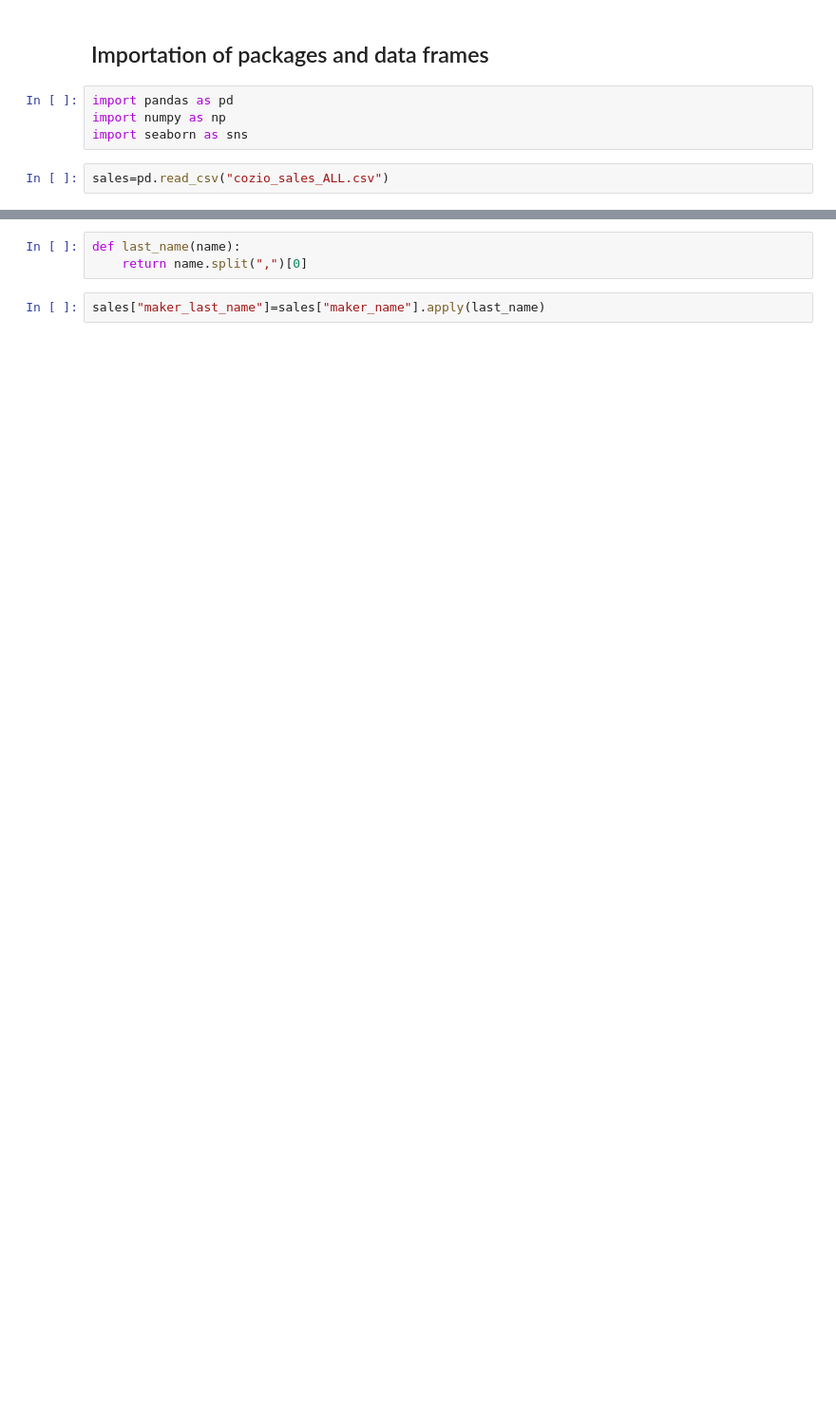
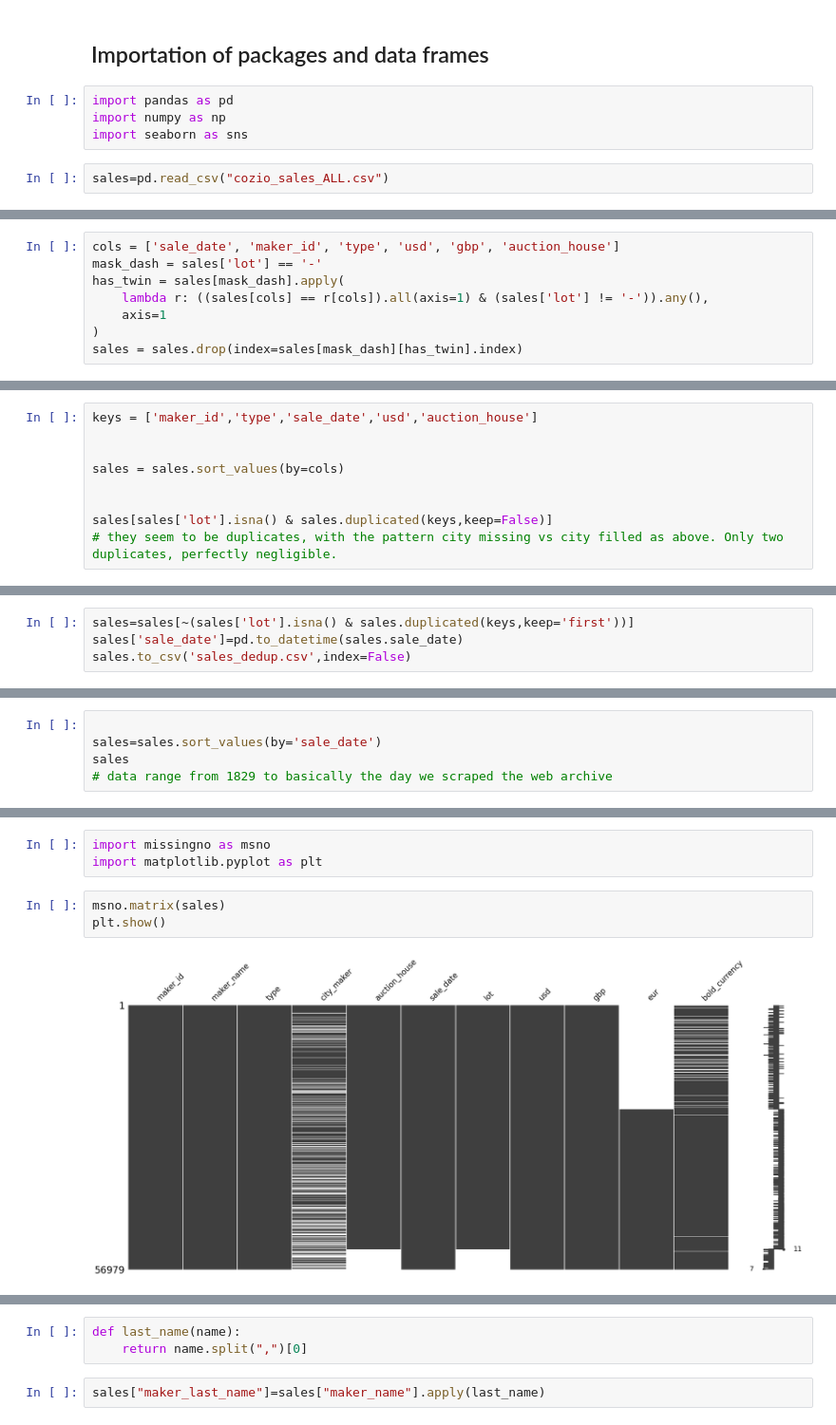
Before and after one commit to Erdos-Projects/spring-2026-valuation-of-stringed-instruments-II, a Jupyter notebook: exploratory_data_analysis.ipynb, the cells around one changed output, grey strips where cells are left out. Shown at 95% size. Cells and saved outputs as stored; diff of their text form; blank space fills up the shorter version.

```diff
--- a/exploratory_data_analysis.ipynb
+++ b/exploratory_data_analysis.ipynb
@@ -24,0 +66,8 @@ sales=pd.read_csv("sales_recent.csv")
+# %%
+cols = ['sale_date', 'maker_id', 'type', 'usd', 'gbp', 'auction_house']
+mask_dash = sales['lot'] == '-'
+has_twin = sales[mask_dash].apply(
+    lambda r: ((sales[cols] == r[cols]).all(axis=1) & (sales['lot'] != '-')).any(),
+    axis=1
+)
+sales = sales.drop(index=sales[mask_dash][has_twin].index)
@@ -24,0 +97,9 @@ sales=pd.read_csv("sales_recent.csv")
+# %%
+keys = ['maker_id','type','sale_date','usd','auction_house']
+
+
+sales = sales.sort_values(by=cols)
+
+
+sales[sales['lot'].isna() & sales.duplicated(keys,keep=False)]
+# they seem to be duplicates, with the pattern city missing vs city filled as above. Only two duplicates, perfectly negligible.
@@ -24,0 +112,4 @@ sales=pd.read_csv("sales_recent.csv")
+# %%
+sales=sales[~(sales['lot'].isna() & sales.duplicated(keys,keep='first'))]
+sales['sale_date']=pd.to_datetime(sales.sale_date)
+sales.to_csv('sales_dedup.csv',index=False)
@@ -24,0 +132,5 @@ sales=pd.read_csv("sales_recent.csv")
+# %%
+
+sales=sales.sort_values(by='sale_date')
+sales
+# data range from 1829 to basically the day we scraped the web archive
@@ -24,0 +151,8 @@ sales=pd.read_csv("sales_recent.csv")
+# %%
+import missingno as msno
+import matplotlib.pyplot as plt
+# %%
+msno.matrix(sales)
+plt.show()
+# %% [output]
+[figure, added]
```
Also changed, not shown: parts of 158 cells of this notebook.
